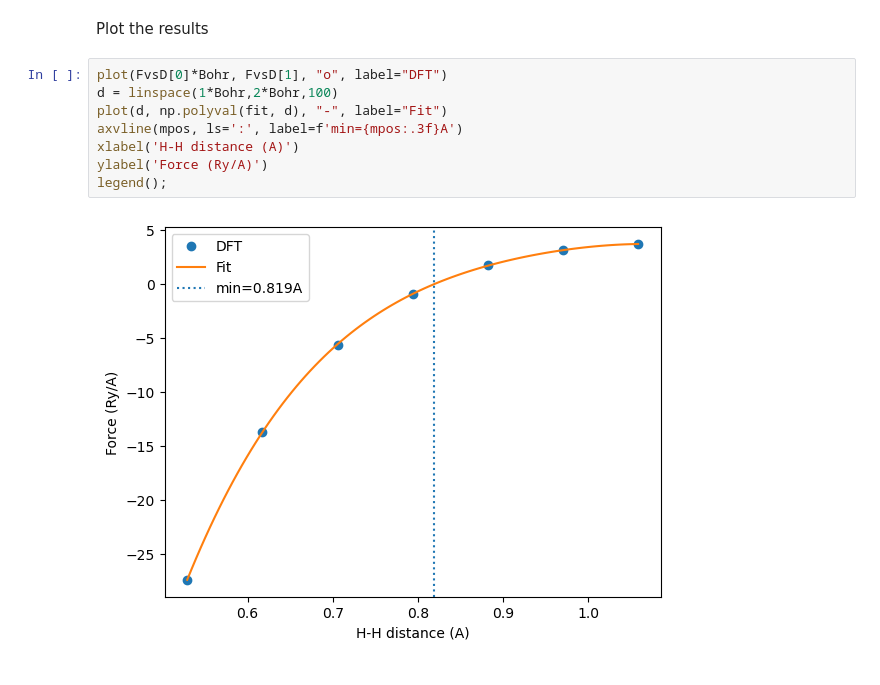
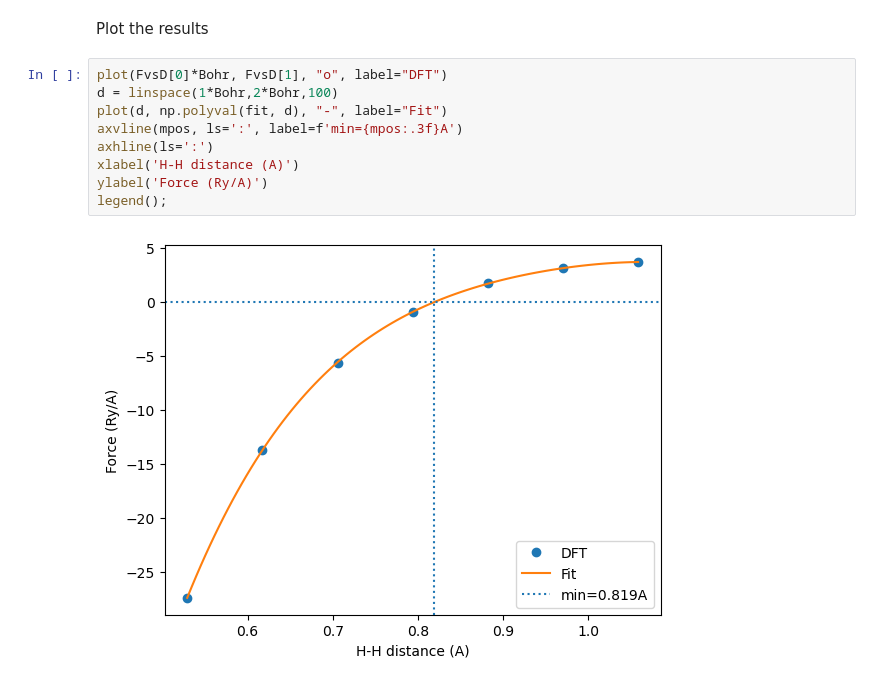
Before and after one commit to jochym/abinitio-methods, a Jupyter notebook: 01_Hydrogen_Molecule.ipynb, the cells around one changed output. Drawn from its saved outputs; the diff is of its cells as text.

```diff
--- a/01_Hydrogen_Molecule.ipynb
+++ b/01_Hydrogen_Molecule.ipynb
@@ -123,10 +124,11 @@ Plot the results
 # %%
 plot(FvsD[0]*Bohr, FvsD[1], "o", label="DFT")
 d = linspace(1*Bohr,2*Bohr,100)
 plot(d, np.polyval(fit, d), "-", label="Fit")
 axvline(mpos, ls=':', label=f'min={mpos:.3f}A')
+axhline(ls=':')
 xlabel('H-H distance (A)')
 ylabel('Force (Ry/A)')
 legend();
 # %% [output]
-[figure, old version]
+[figure, new version]
```
Also changed, not shown: parts of 3 cells of this notebook, 4 other files.
